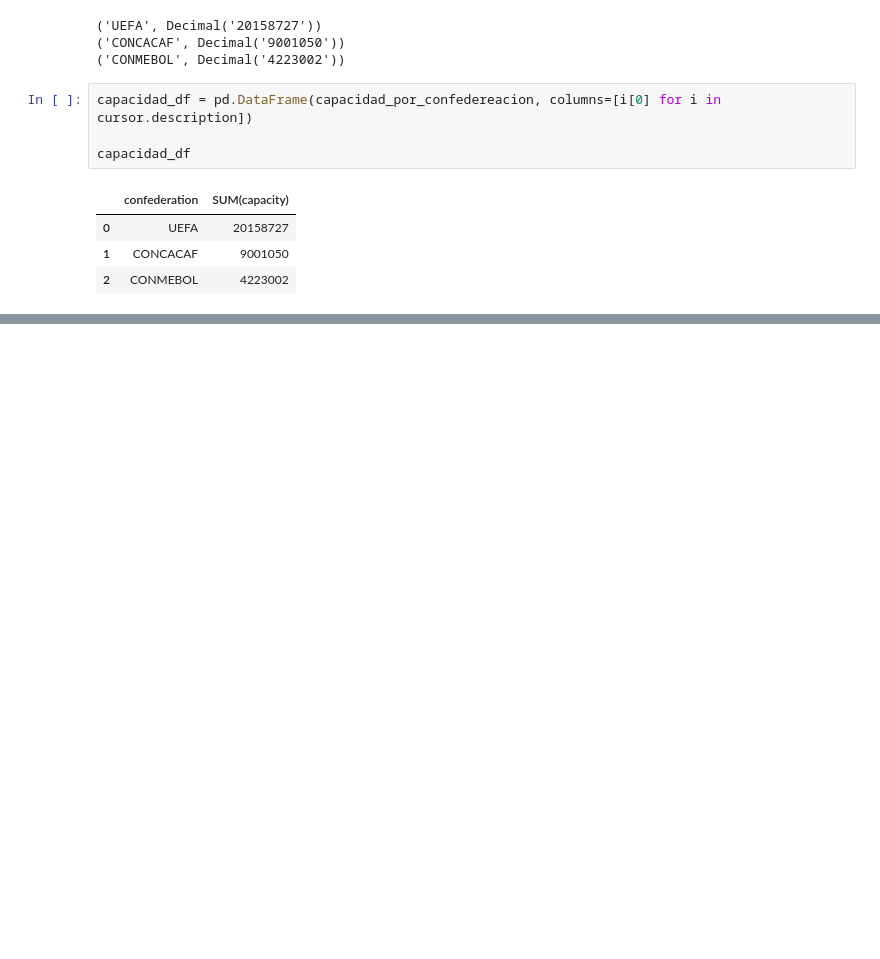
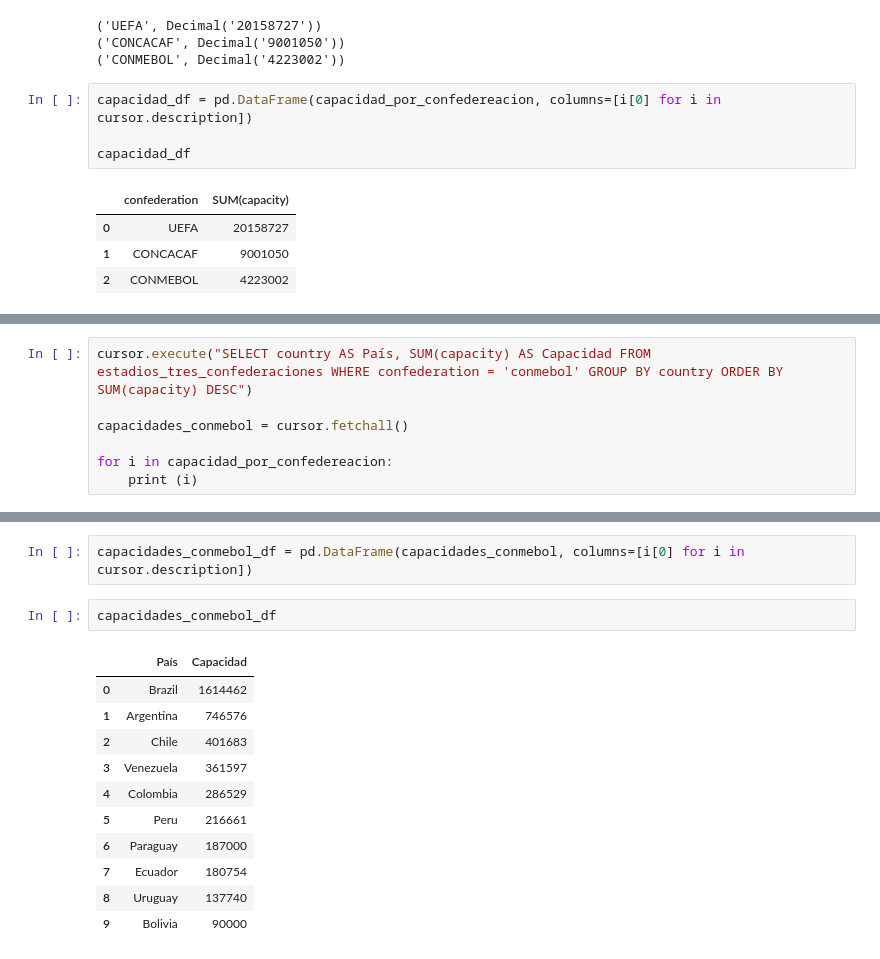
Before and after one commit to guilleldas/Proyecto_Visualizacion_Python, a Jupyter notebook: Consultas_Visualización.ipynb, the cells around one changed output, grey strips where cells are left out. Drawn from its saved outputs; the diff is of its cells as text; blank space fills up the shorter version.

```diff
--- a/Consultas_Visualización.ipynb
+++ b/Consultas_Visualización.ipynb
@@ -71,0 +82,7 @@ plt.title('Distribución de Capacidad por Confederación');
+# %%
+cursor.execute("SELECT country AS País, SUM(capacity) AS Capacidad FROM estadios_tres_confederaciones WHERE confederation = 'conmebol' GROUP BY country ORDER BY SUM(capacity) DESC")
+
+capacidades_conmebol = cursor.fetchall()
+
+for i in capacidad_por_confedereacion:
+    print (i)
@@ -71,0 +100,16 @@ plt.title('Distribución de Capacidad por Confederación');
+# %%
+capacidades_conmebol_df = pd.DataFrame(capacidades_conmebol, columns=[i[0] for i in cursor.description])
+# %%
+capacidades_conmebol_df
+# %% [output]
+|  | País | Capacidad |
+| 0 | Brazil | 1614462 |
+| 1 | Argentina | 746576 |
+| 2 | Chile | 401683 |
+| 3 | Venezuela | 361597 |
+| 4 | Colombia | 286529 |
+| 5 | Peru | 216661 |
+| 6 | Paraguay | 187000 |
+| 7 | Ecuador | 180754 |
+| 8 | Uruguay | 137740 |
+| 9 | Bolivia | 90000 |
```
Also changed, not shown: parts of 10 cells of this notebook.
